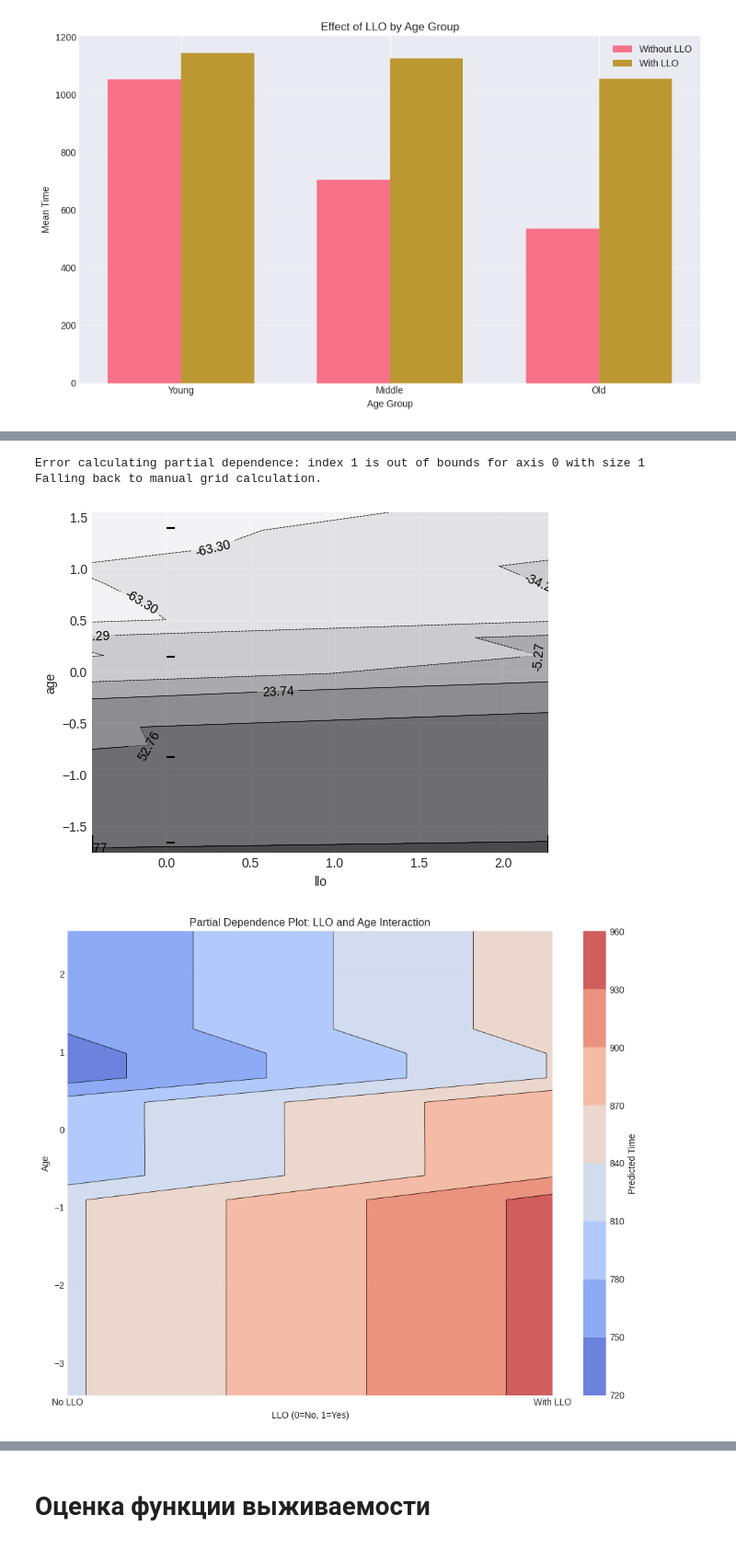
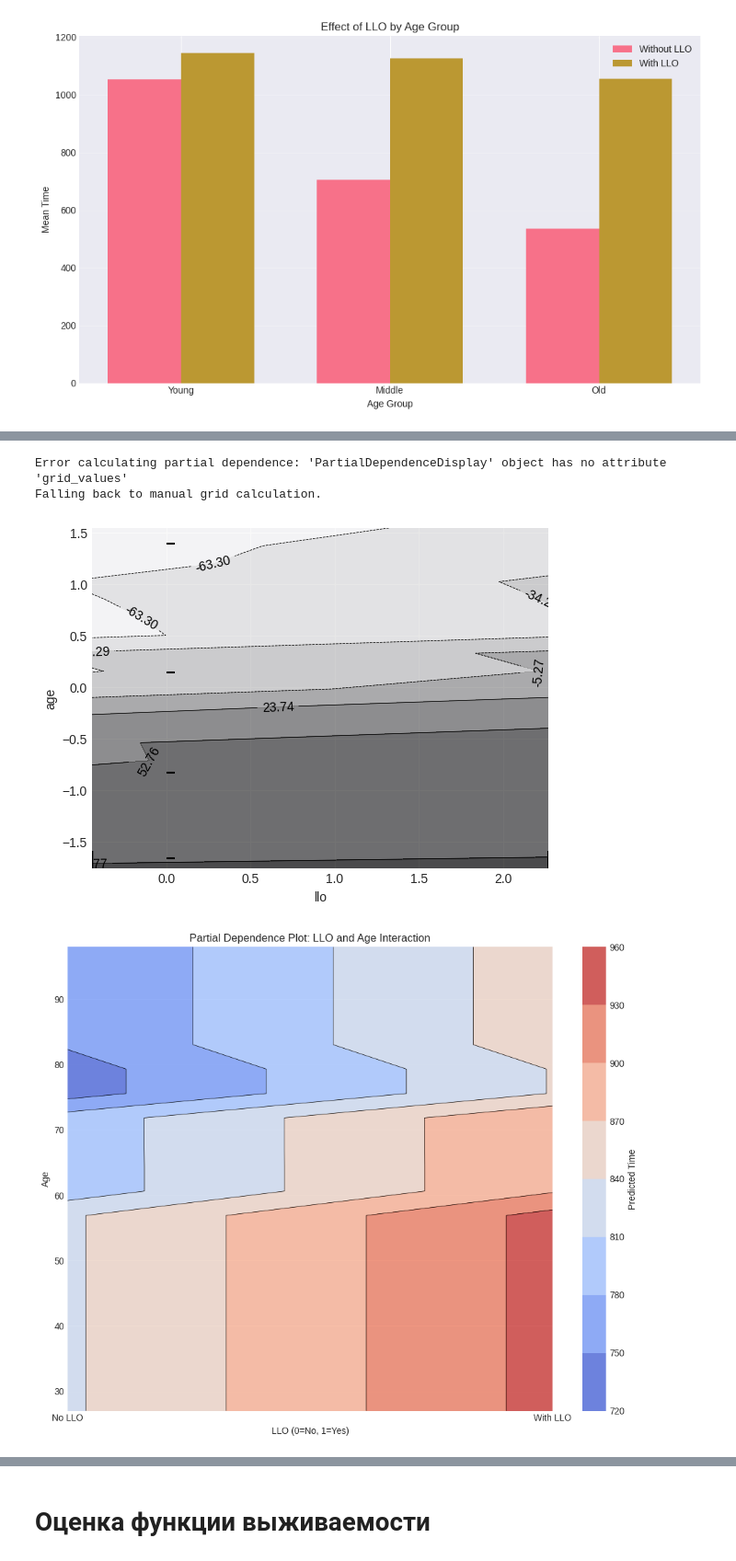
Before and after one commit to D2718281828nis/BioMedAI-Heart-Desease-LifeTime-Forecast, a Jupyter notebook: Analyse_LLO_feature_importance.ipynb, the cells around one changed output, grey strips where cells are left out. Shown at 92% size. Saved outputs shown, nothing was run; the diff lists cells and outputs as text; code cells hidden in the pictures.

```diff
--- a/Analyse_LLO_feature_importance.ipynb
+++ b/Analyse_LLO_feature_importance.ipynb
@@ -958,13 +963,33 @@ Cox Model with LLO*Age Interaction:
 # %%
 # ## Method 3: Partial Dependence Plots with Interaction
 
+# Re-create X from df_upsampled to ensure consistency with original_gb_reg_features
+# We need to drop 'time' and 'target' and potentially 'age_group' if it was added for other analyses,
+# to match the feature set gb_reg was trained on.
+temp_df_upsampled = df_upsampled.copy()
+# The columns to drop here are not directly used, as we will explicitly select features.
+# columns_to_drop_for_gb_reg = ['time', 'target']
+# if 'age_group' in temp_df_upsampled.columns:
+#     columns_to_drop_for_gb_reg.append('age_group')
+
+# Ensure X_for_gb_reg contains only the features that `gb_reg` was trained on.
+X_for_gb_reg = temp_df_upsampled[original_gb_reg_features]
+
+# Re-split and re-scale data for the purpose of PDP calculation, using the consistent feature set
+X_train_pdp, X_test_pdp, y_train_pdp, y_test_pdp = train_test_split(
+    X_for_gb_reg, temp_df_upsampled['time'], test_size=0.2, random_state=37
+)
+
+scaler_pdp = StandardScaler()
+X_train_sc_pdp = scaler_pdp.fit_transform(X_train_pdp)
+
 # Convert scaled training data back to DataFrame with original column names
-X_train_sc_df = pd.DataFrame(X_train_sc, columns=original_gb_reg_features)
+X_train_sc_df = pd.DataFrame(X_train_sc_pdp, columns=original_gb_reg_features)
 
 # Calculate partial dependence for the interaction using PartialDependenceDisplay
 try:
     # Use the appropriate arguments for the installed scikit-learn version
-    display = PartialDependenceDisplay.from_estimator(
+    pdp_display = PartialDependenceDisplay.from_estimator(
         gb_reg,
         X_train_sc_df,
         features=[('llo', 'age')],
@@ -974,9 +999,9 @@ try:
     )
 
     # Extract the partial dependence values and grid points from the display object
-    llo_values = display.axes_[0] # Grid points for the first feature ('llo')
-    age_values = display.axes_[1] # Grid points for the second feature ('age')
-    pdp_values = display.pd_values_[0] # Partial dependence values (2D array)
+    llo_values = pdp_display.grid_values[0] # Grid points for the first feature ('llo')
+    age_values = pdp_display.grid_values[1] # Grid points for the second feature ('age')
+    pdp_values = pdp_display.partial_dependence_values[0] # Partial dependence values (2D array)
 
 except Exception as e:
     print(f"Error calculating partial dependence: {e}")
@@ -984,18 +1009,25 @@ except Exception as e:
 
     # Manual calculation of partial dependence (fallback)
     llo_values = np.array([0, 1]) # Explicitly set for binary feature
-    age_values = np.linspace(X_train_sc_df['age'].min(), X_train_sc_df['age'].max(), 20)
+    age_values_unscaled = np.linspace(X_train_pdp['age'].min(), X_train_pdp['age'].max(), 20)
 
-    pdp_values = np.zeros((len(llo_values), len(age_values)))
+    pdp_values = np.zeros((len(llo_values), len(age_values_unscaled)))
     for i, llo_val in enumerate(llo_values):
-        for j, age_val in enumerate(age_values):
-            # Create a dummy dataset with this llo and age, other features at median
-            X_dummy = X_train_sc_df.median().to_frame().T
-            X_dummy['llo'] = llo_val
-            X_dummy['age'] = age_val
-            # Ensure X_dummy has the same columns as X_train_sc_df and in the same order
-            X_dummy = X_dummy[X_train_sc_df.columns]
-            pdp_values[i, j] = gb_reg.predict(X_dummy)[0]
+        for j, age_val_unscaled in enumerate(age_values_unscaled):
+            # Create a dummy dataset with this llo and age, other features at median of unscaled X_train_pdp
+            X_dummy_unscaled = X_train_pdp.median().to_frame().T
+            X_dummy_unscaled['llo'] = llo_val
+            X_dummy_unscaled['age'] = age_val_unscaled
+
+            # Ensure X_dummy_unscaled has the same columns as X_train_pdp and in the same order
+            X_dummy_unscaled = X_dummy_unscaled[original_gb_reg_features]
+
+            # Scale the dummy data
+            X_dummy_scaled = scaler_pdp.transform(X_dummy_unscaled)
+            pdp_values[i, j] = gb_reg.predict(X_dummy_scaled)[0]
+
+    # For plotting, XX and YY should correspond to the unscaled values
+    age_values = age_values_unscaled # Use unscaled age values for plotting
 
 # Create the interaction plot (2D Contour Plot)
 fig, ax = plt.subplots(figsize=(10, 8))
@@ -1022,32 +1054,32 @@ plt.show()
 
 # Create a 3D visualization for better understanding
 try:
     from mpl_toolkits.mplot3d import Axes3D
 
     fig = plt.figure(figsize=(12, 8))
     ax = fig.add_subplot(111, projection='3d')
 
     # For plot_surface, X_grid, Y_grid, Z_grid should all have the same shape (M, N)
     # If llo_values are on X and age_values are on Y, then X_grid, Y_grid are already prepared by meshgrid
     X_grid, Y_grid = np.meshgrid(llo_values, age_values)
     Z_grid = pdp_values.T # Transpose needed for consistency with meshgrid and how plot_surface expects it
 
     # Plot surface
     surf = ax.plot_surface(X_grid, Y_grid, Z_grid, cmap='coolwarm', alpha=0.8)
     ax.set_xlabel('LLO Status')
     ax.set_ylabel('Age')
     ax.set_zlabel('Predicted Time')
     ax.set_title('3D Partial Dependence: LLO and Age Interaction')
     ax.view_init(elev=20, azim=35)
 
     # Add colorbar
     fig.colorbar(surf, ax=ax, shrink=0.5, aspect=5)
     plt.tight_layout()
     plt.show()
 except ImportError:
     print("Could not create 3D plot. mpl_toolkits.mplot3d not available.")
 # %% [output]
-Error calculating partial dependence: index 1 is out of bounds for axis 0 with size 1
+Error calculating partial dependence: 'PartialDependenceDisplay' object has no attribute 'grid_values'
 Falling back to manual grid calculation.
 [figure]
-[figure, old version]
+[figure, new version]
```
Also changed, not shown: parts of 16 cells of this notebook.
